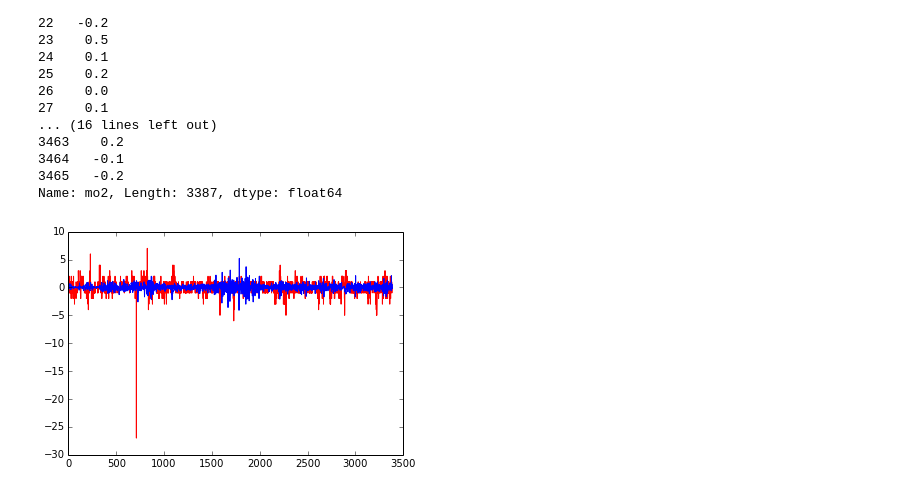
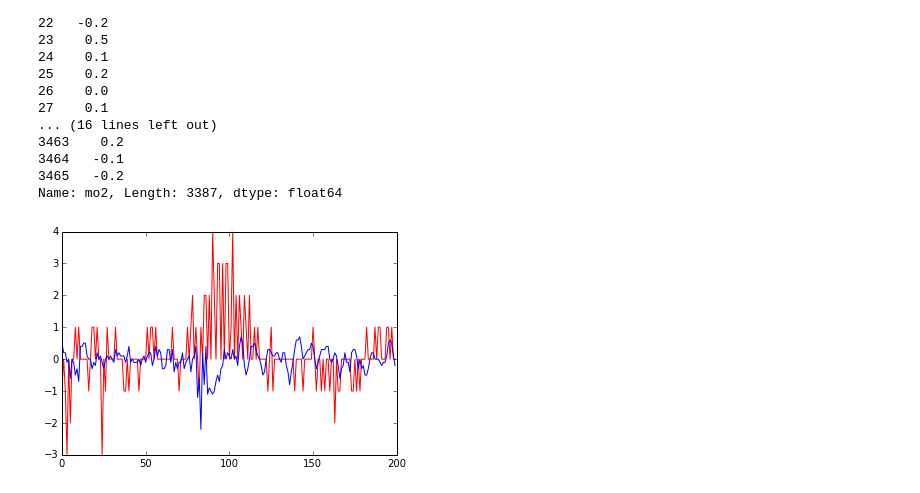
Before and after one commit to toddjm/projects, a Jupyter notebook: cycling/Smo2_HR.ipynb, the cells around one changed output. Cells and saved outputs as stored; diff of their text form; code cells hidden in the pictures.

```diff
--- a/cycling/Smo2_HR.ipynb
+++ b/cycling/Smo2_HR.ipynb
@@ -46,6 +46,6 @@ mo2_delta
 3465   -0.2
 Name: mo2, Length: 3387, dtype: float64
 # %%
-plt.plot(hr_delta, 'r-', mo2_delta, 'b-'); plt.show()
+plt.plot(hr_delta[1000:1200], 'r-', mo2_delta[1000:1200], 'b-'); plt.show()
 # %% [output]
-[figure, old version]
+[figure, new version]
```
